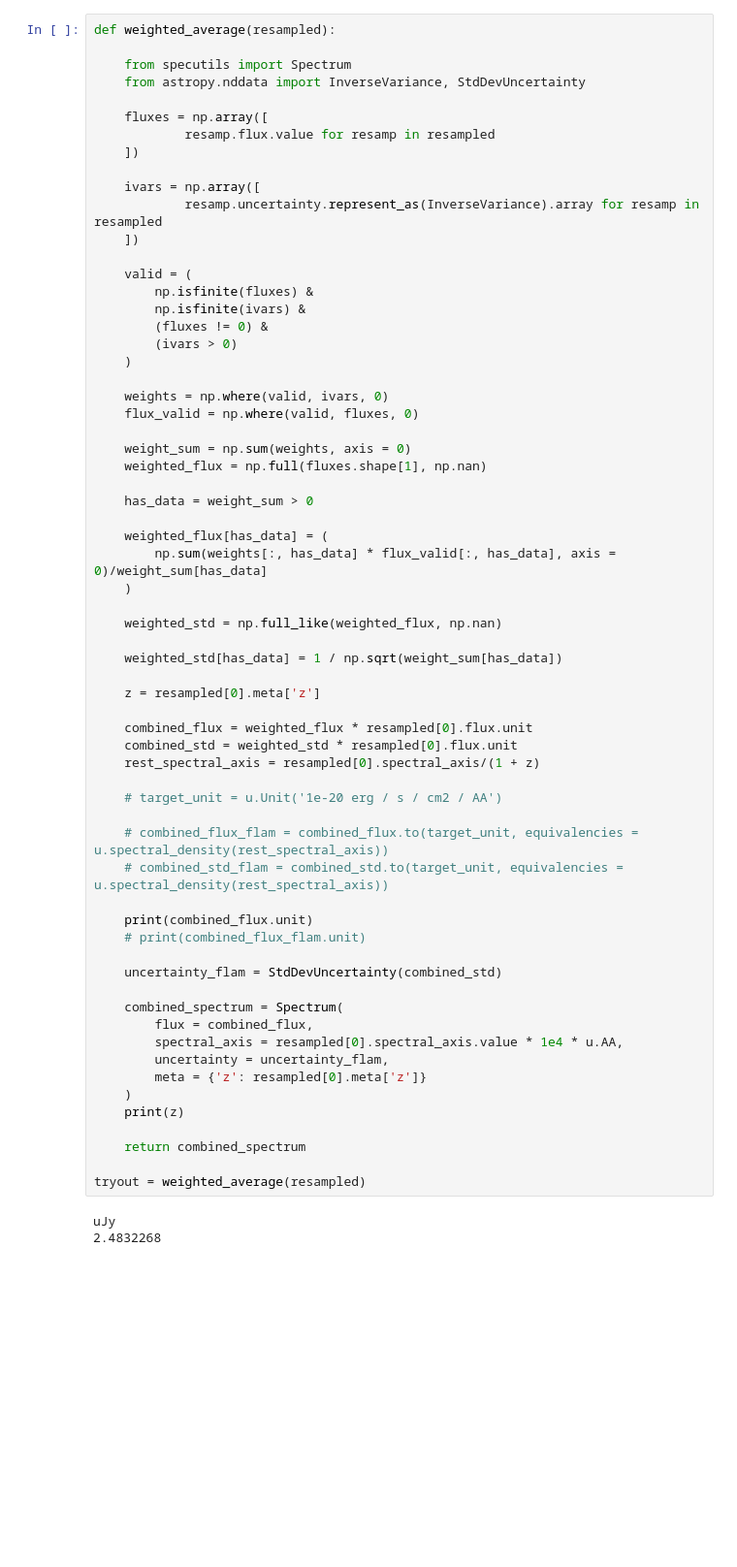
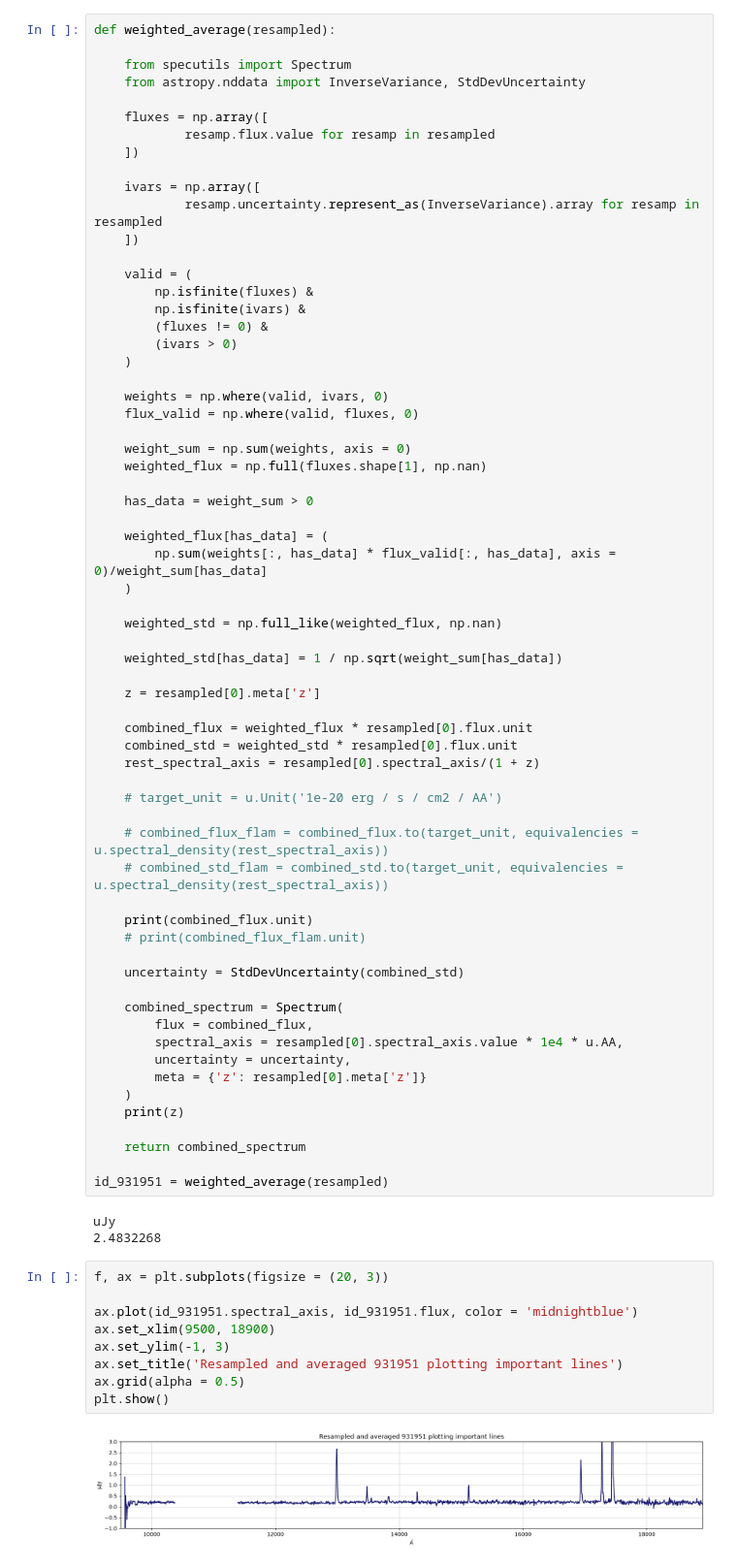
Before and after one commit to CrushinAngel/Astronomical_Investigation_Project, a Jupyter notebook: notebooks/initial_fitting.ipynb, the cells around one changed output. Shown at 97% size. Saved outputs shown, nothing was run; the diff lists cells and outputs as text; blank space fills up the shorter version.

```diff
--- a/notebooks/initial_fitting.ipynb
+++ b/notebooks/initial_fitting.ipynb
@@ -116,22 +116,33 @@ def weighted_average(resampled):
     print(combined_flux.unit)
     # print(combined_flux_flam.unit)
 
-    uncertainty_flam = StdDevUncertainty(combined_std)
+    uncertainty = StdDevUncertainty(combined_std)
 
     combined_spectrum = Spectrum(
         flux = combined_flux,
         spectral_axis = resampled[0].spectral_axis.value * 1e4 * u.AA,
-        uncertainty = uncertainty_flam,
+        uncertainty = uncertainty,
         meta = {'z': resampled[0].meta['z']}
     )
     print(z)
 
     return combined_spectrum
 
-tryout = weighted_average(resampled)
+id_931951 = weighted_average(resampled)
 # %% [output]
 uJy
 2.4832268
+# %%
+f, ax = plt.subplots(figsize = (20, 3))
+
+ax.plot(id_931951.spectral_axis, id_931951.flux, color = 'midnightblue')
+ax.set_xlim(9500, 18900)
+ax.set_ylim(-1, 3)
+ax.set_title('Resampled and averaged 931951 plotting important lines')
+ax.grid(alpha = 0.5)
+plt.show()
+# %% [output]
+[figure, added]
 # %%
 from scipy.optimize import curve_fit
 from astropy.nddata import StdDevUncertainty
```
Also changed, not shown: parts of 6 cells of this notebook, 2 other files.
